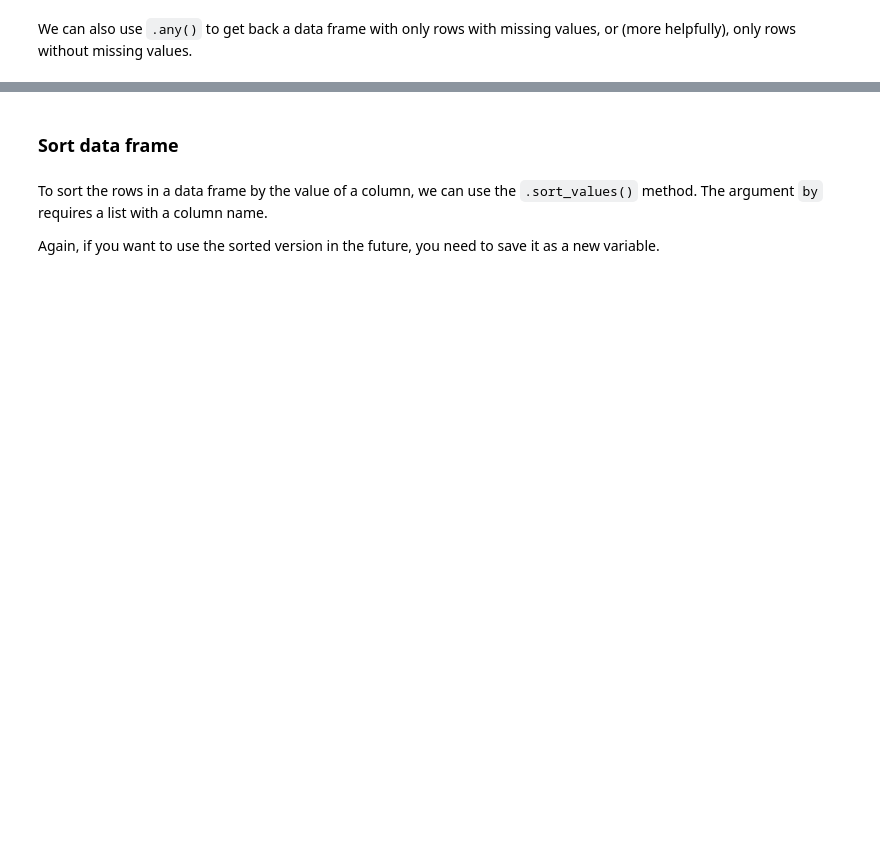
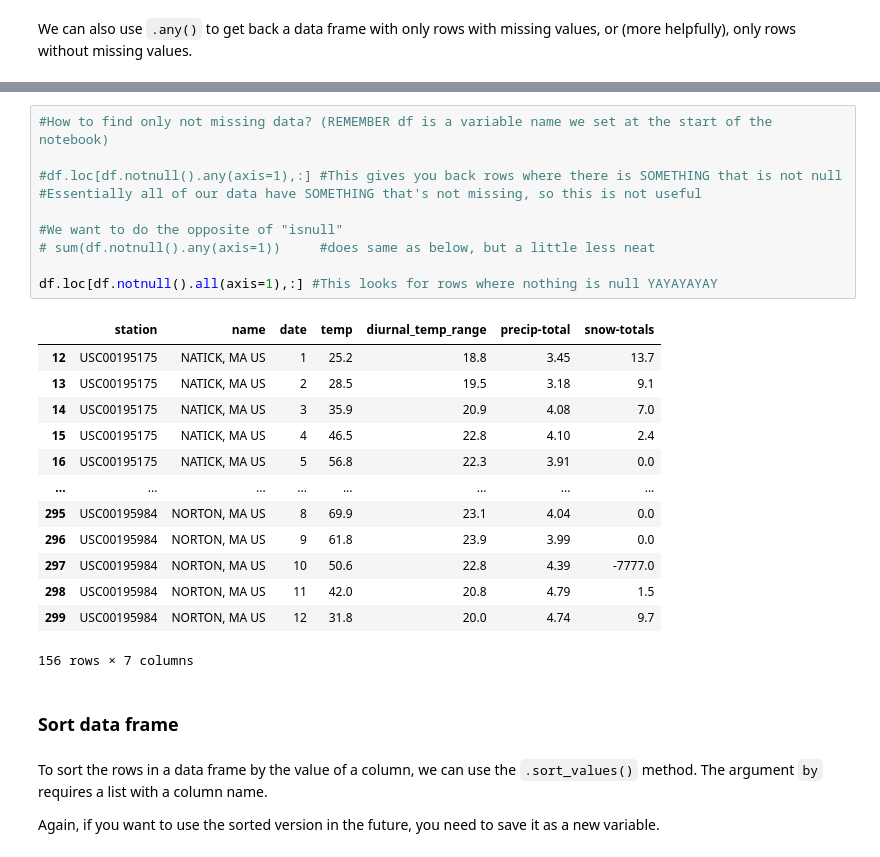
Before and after one commit to maggiedelre/python, a Jupyter notebook: data-analysis/data-wrangling-codealong.ipynb, the cells around one changed output, grey strips where cells are left out. Cells and saved outputs as stored; diff of their text form; blank space fills up the shorter version.

```diff
--- a/data-analysis/data-wrangling-codealong.ipynb
+++ b/data-analysis/data-wrangling-codealong.ipynb
@@ -230,3 +322,27 @@ We can also use `.any()` to get back a data frame with only rows with missing va
+# %%
+#How to find only not missing data? (REMEMBER df is a variable name we set at the start of the notebook)
+
+#df.loc[df.notnull().any(axis=1),:] #This gives you back rows where there is SOMETHING that is not null
+#Essentially all of our data have SOMETHING that's not missing, so this is not useful
+
+#We want to do the opposite of "isnull"
+# sum(df.notnull().any(axis=1))     #does same as below, but a little less neat
+
+df.loc[df.notnull().all(axis=1),:] #This looks for rows where nothing is null YAYAYAYAY
+# %% [output]
+|  | station | name | date | temp | diurnal_temp_range | precip-total | snow-totals |
+| 12 | USC00195175 | NATICK, MA US | 1 | 25.2 | 18.8 | 3.45 | 13.7 |
+| 13 | USC00195175 | NATICK, MA US | 2 | 28.5 | 19.5 | 3.18 | 9.1 |
+| 14 | USC00195175 | NATICK, MA US | 3 | 35.9 | 20.9 | 4.08 | 7.0 |
+| 15 | USC00195175 | NATICK, MA US | 4 | 46.5 | 22.8 | 4.10 | 2.4 |
+| 16 | USC00195175 | NATICK, MA US | 5 | 56.8 | 22.3 | 3.91 | 0.0 |
+| ... | ... | ... | ... | ... | ... | ... | ... |
+| 295 | USC00195984 | NORTON, MA US | 8 | 69.9 | 23.1 | 4.04 | 0.0 |
+| 296 | USC00195984 | NORTON, MA US | 9 | 61.8 | 23.9 | 3.99 | 0.0 |
+| 297 | USC00195984 | NORTON, MA US | 10 | 50.6 | 22.8 | 4.39 | -7777.0 |
+| 298 | USC00195984 | NORTON, MA US | 11 | 42.0 | 20.8 | 4.79 | 1.5 |
+| 299 | USC00195984 | NORTON, MA US | 12 | 31.8 | 20.0 | 4.74 | 9.7 |
+156 rows × 7 columns
 # %% [markdown]
 ### Sort data frame
 # %% [markdown]
```
Also changed, not shown: parts of 31 cells of this notebook.
